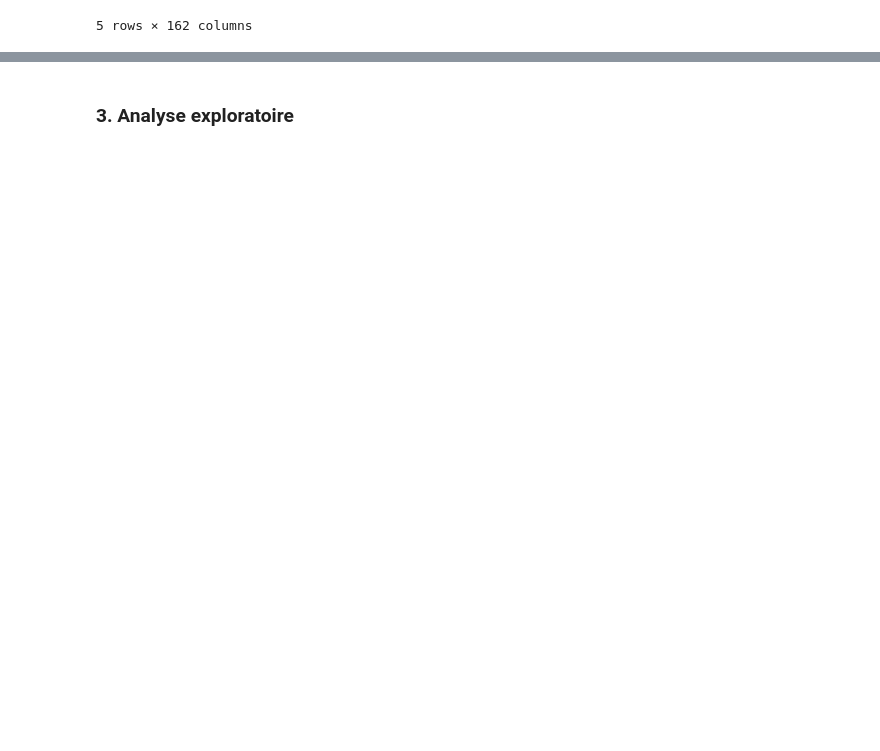
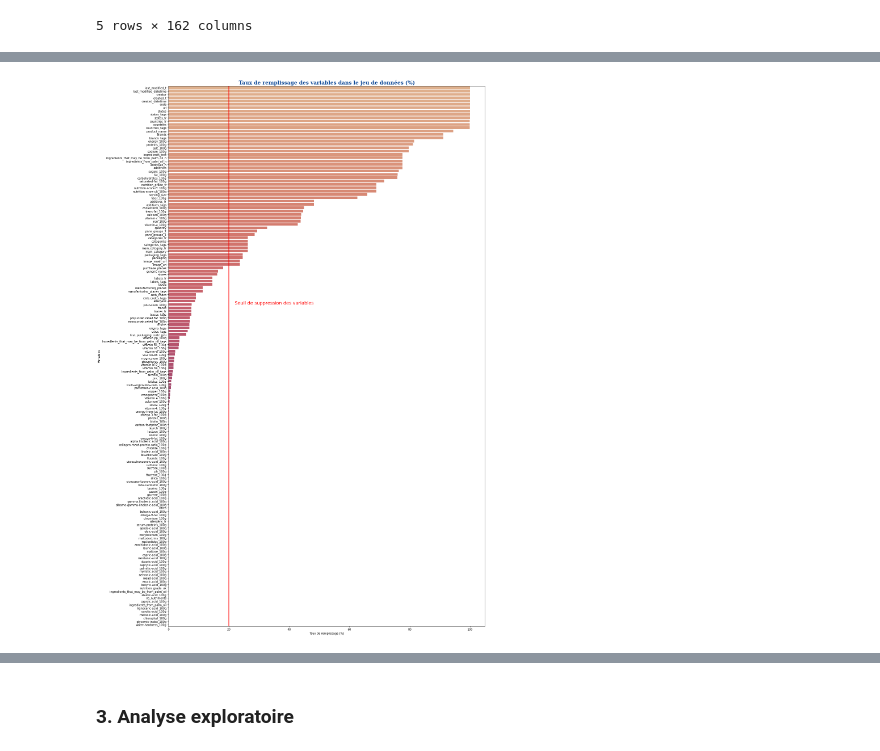
Before and after one commit to Bakarime27/app-sante-public, a Jupyter notebook: app_sante_public.ipynb, the cells around one changed output, grey strips where cells are left out. Saved outputs shown, nothing was run; the diff lists cells and outputs as text; code cells hidden in the pictures; blank space fills up the shorter version.

```diff
--- a/app_sante_public.ipynb
+++ b/app_sante_public.ipynb
@@ -49,0 +60,12 @@ df.head()
+# %%
+def remplissage(df):
+    taux_de_null = ((df.isnull().sum() / df.shape[0])*100).sort_values(ascending=False).reset_index()
+    taux_de_null.columns = ['Variables','Taux_de_null']
+    taux_de_remplissage = pd.DataFrame(columns=['Variables','Taux_de_remplissage'])
+    taux_de_remplissage['Variables'] = taux_de_null['Variables']
+    taux_de_remplissage['Taux_de_remplissage'] = 100 - taux_de_null['Taux_de_null']
+    return taux_de_remplissage
+# %%
+taux_de_remplissage = remplissage(df)
+taux_de_remplissage = taux_de_remplissage.sort_values("Taux_de_remplissage", ascending=False)
+taux_de_remplissage
@@ -49,0 +86,24 @@ df.head()
+# %%
+# Representation graphique
+
+#Seuil de suppression
+sup_threshold = 20
+
+fig = plt.figure(figsize=(20, 35))
+
+font_title = {'family': 'serif',
+              'color':  '#114b98',
+              'weight': 'bold',
+              'size': 18,
+             }
+
+sns.barplot(x="Taux_de_remplissage", y="Variables", data=taux_de_remplissage, palette="flare")
+#Ligne indiquand le seuil pour suppression des varaibles
+plt.axvline(x=sup_threshold, linewidth=2, color = 'r')
+plt.text(sup_threshold+2, 65, 'Seuil de suppression des variables', fontsize = 16, color = 'r')
+
+plt.title("Taux de remplissage des variables dans le jeu de données (%)", fontdict=font_title)
+plt.xlabel("Taux de remplissage (%)")
+plt.show()
+# %% [output]
+[figure, added]
```
Also changed, not shown: parts of 96 cells of this notebook.
